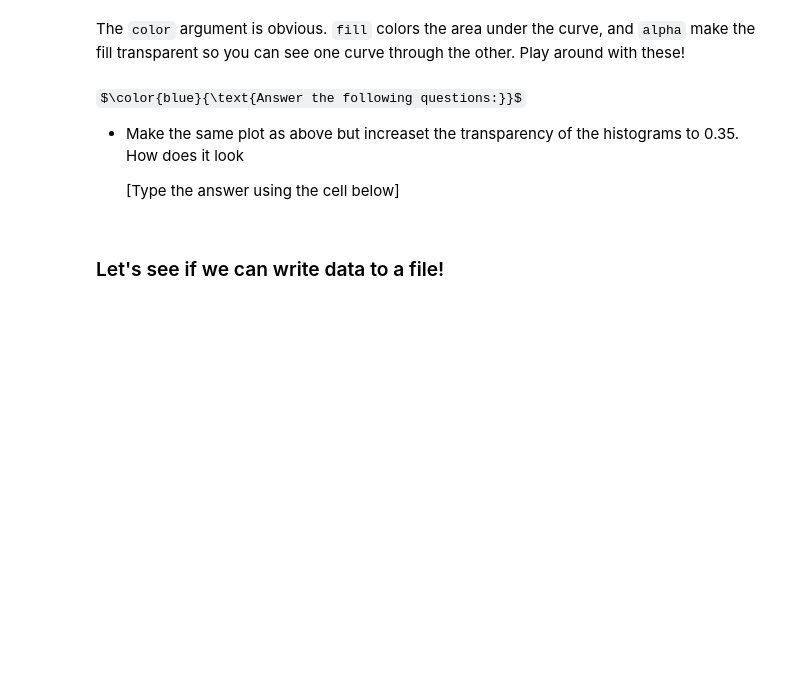
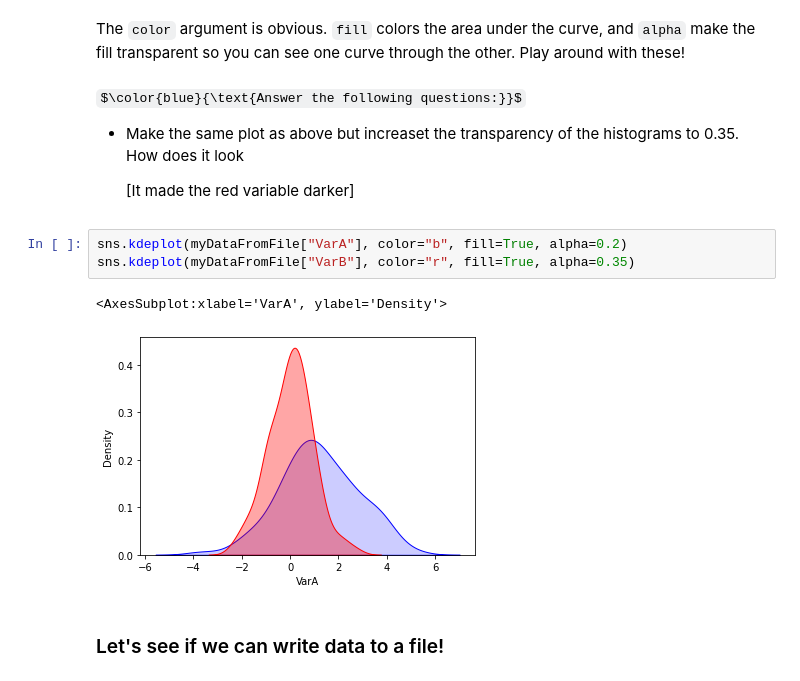
Before and after one commit to Maicols1/PythonTutorials, a Jupyter notebook: tutorial006.ipynb, the cells around one changed output. Saved outputs shown, nothing was run; the diff lists cells and outputs as text; some formulas as TeX source; blank space fills up the shorter version.

```diff
--- a/tutorial006.ipynb
+++ b/tutorial006.ipynb
@@ -245,7 +296,13 @@ $\color{blue}{\text{Answer the following questions:}}$
 
  - Make the same plot as above but increaset the transparency of the histograms to 0.35. How does it look
 
-    [Type the answer using the cell below]
+    [It made the red variable darker]
+# %%
+sns.kdeplot(myDataFromFile["VarA"], color="b", fill=True, alpha=0.2)
+sns.kdeplot(myDataFromFile["VarB"], color="r", fill=True, alpha=0.35)
+# %% [output]
+<AxesSubplot:xlabel='VarA', ylabel='Density'>
+[figure, added]
 # %% [markdown]
 ### Let's see if we can write data to a file!
 # %% [markdown]
```
Also changed, not shown: parts of 18 cells of this notebook.
